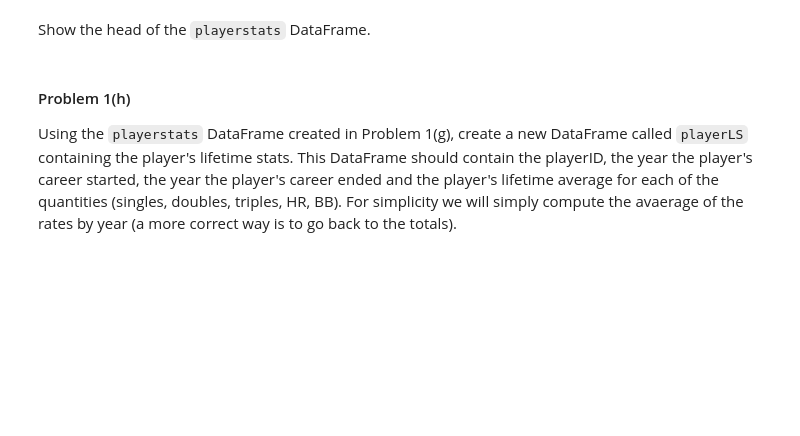
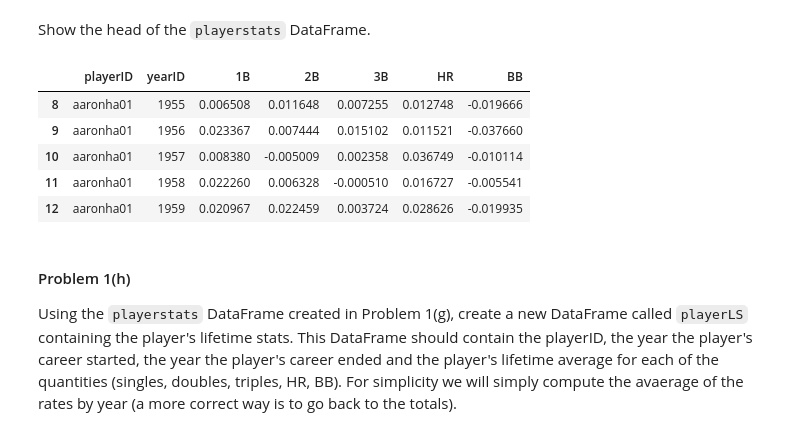
Before and after one commit to dndln/2014, a Jupyter notebook: homework/HW3_working.ipynb, the cells around one changed output. Cells and saved outputs as stored; diff of their text form; code cells hidden in the pictures; blank space fills up the shorter version.

```diff
--- a/homework/HW3_working.ipynb
+++ b/homework/HW3_working.ipynb
@@ -310,0 +296,27 @@ valid_players.head()
+# %%
+### Your code here ###
+valid_players = players[(players['AB'] + players['BB'] > 500) & (players['yearID'] > 1947)].copy()
+valid_players['1B'] = valid_players['H'] - valid_players['2B'] - valid_players['3B'] - valid_players['HR']
+valid_players['PA'] = valid_players['BB'] + valid_players['AB']
+
+col_list = ['1B', '2B', '3B', 'HR', 'BB']
+for col in col_list:
+    valid_players[col] = valid_players[col] / valid_players['PA']
+
+playerstats = valid_players[['playerID', 'yearID'] + col_list]
+print(playerstats.shape)
+
+def normalise_column(df, col):
+    df_copy = df.copy()
+    df_copy[col] = df_copy[col].apply(lambda x: x - df_copy[col].mean())
+    return df_copy
+
+col_list = ['1B', '2B', '3B', 'HR', 'BB']
+
+for col in col_list:
+    playerstats = normalise_column(playerstats, col)
+playerstats.head()
+print(playerstats.describe())
+
+# ssss
+# not the same as solutions?
@@ -312,6 +345,14 @@ valid_players.head()
 Show the head of the `playerstats` DataFrame.
 # %%
 ### Your code here ###
+playerstats.head()
+# %% [output]
+|  | playerID | yearID | 1B | 2B | 3B | HR | BB |
+| 8 | aaronha01 | 1955 | 0.006508 | 0.011648 | 0.007255 | 0.012748 | -0.019666 |
+| 9 | aaronha01 | 1956 | 0.023367 | 0.007444 | 0.015102 | 0.011521 | -0.037660 |
+| 10 | aaronha01 | 1957 | 0.008380 | -0.005009 | 0.002358 | 0.036749 | -0.010114 |
+| 11 | aaronha01 | 1958 | 0.022260 | 0.006328 | -0.000510 | 0.016727 | -0.005541 |
+| 12 | aaronha01 | 1959 | 0.020967 | 0.022459 | 0.003724 | 0.028626 | -0.019935 |
 # %% [markdown]
 #### Problem 1(h)
 
```
Also changed, not shown: parts of 5 cells of this notebook.
